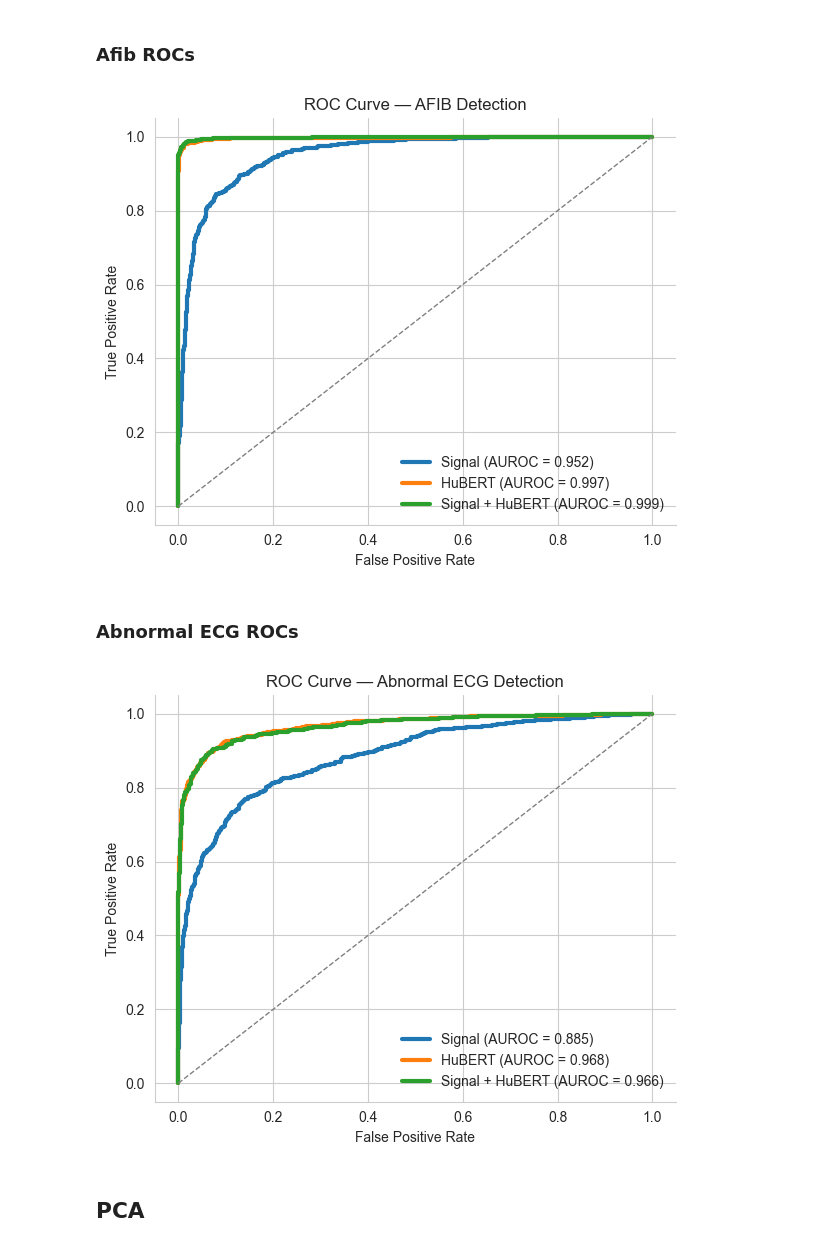
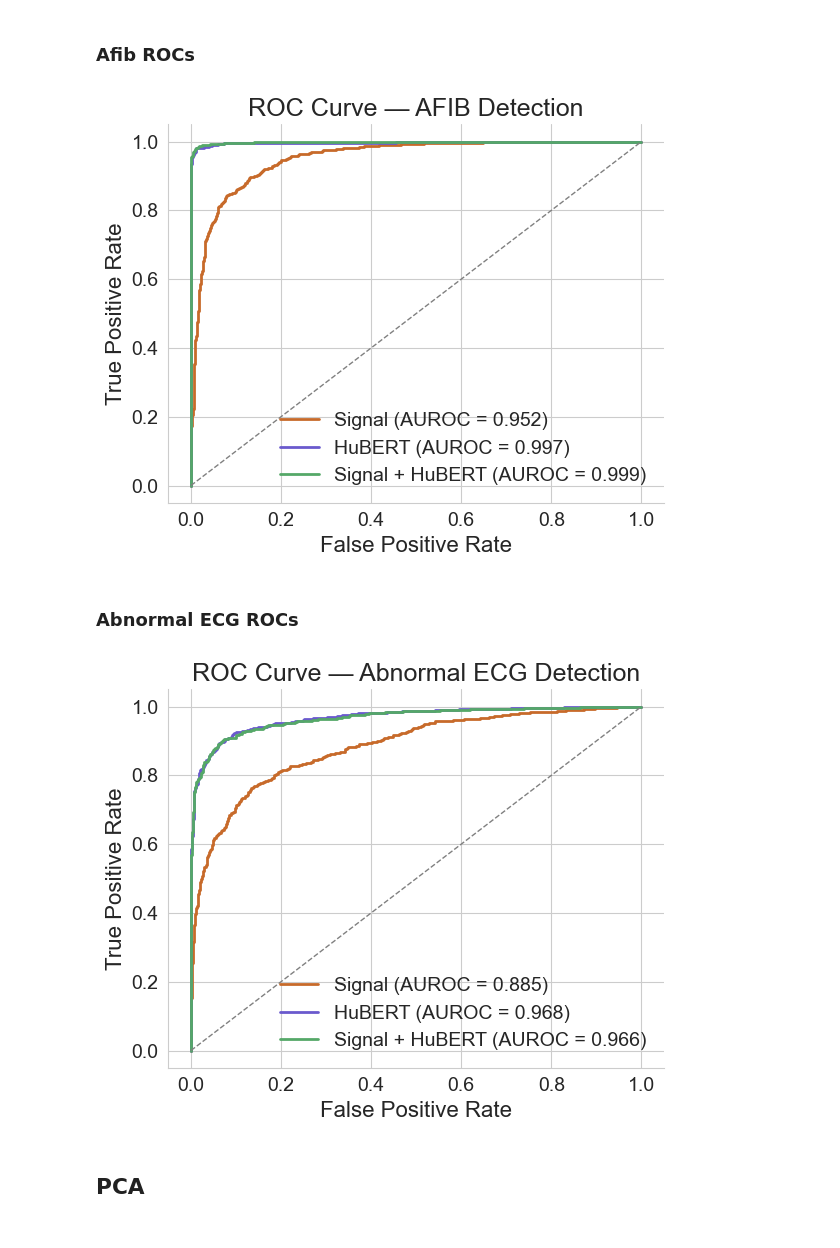
Before and after one commit to SilverFang890/ecg-signal-analysis, a Jupyter notebook: src/run_model_experiments.ipynb, the cells around one changed output. Cells and saved outputs as stored; diff of their text form; code cells hidden in the pictures.

```diff
--- a/src/run_model_experiments.ipynb
+++ b/src/run_model_experiments.ipynb
@@ -26,7 +26,7 @@ PROJECT_ROOT = Path.cwd().resolve().parent if Path.cwd().name == "src" else Path
 TABLES_DIR = PROJECT_ROOT / "data" / "modeling_datasets"
 CONFIG_PATH = PROJECT_ROOT / "config" / "feature_columns.json"
 
-AFIB_PATH = TABLES_DIR / "afib_features.parquet
+AFIB_PATH = TABLES_DIR / "afib_features.parquet"
 ABNORM_PATH = TABLES_DIR / "abnorm_features.parquet"
 
 print(AFIB_PATH)
@@ -547,6 +527,14 @@ print("Saved CV results to:", RESULTS_DIR)
 Saved CV results to: /Users/silver/Desktop/DSC/180/ecg-signal-analysis/results
 # %%
 sns.set_style("whitegrid")
+
+plt.rcParams.update({
+    "font.size": 14,
+    "axes.titlesize": 18,
+    "axes.labelsize": 16,
+    "xtick.labelsize": 14,
+    "ytick.labelsize": 14,
+})
 
 g = sns.catplot(
     data=results_df,
@@ -556,9 +544,9 @@ g = sns.catplot(
     row="model",
     kind="bar",
     height=4,
-    aspect=1.2,
-    palette=["#4C72B0", "#DD8452", "#55A868"],
-    order = ["Signal", "HuBERT", "Signal + HuBERT"]
+    aspect=1.6,
+    palette=["#C76A2A", "#6A5ACD", "#55A868"],
+    order=["Signal", "HuBERT", "Signal + HuBERT"]
 )
 
 g.set_axis_labels("Feature Representation", "AUROC")
@@ -568,11 +556,11 @@ g.set_titles("{row_name} — {col_name}")
 for ax in g.axes.flatten():
 
     # tighten the y-axis range
-    ax.set_ylim(0.8, 1.0)
+    ax.set_ylim(0.85, 1.0)
 
     # label bars
     for container in ax.containers:
-        ax.bar_label(container, fmt="%.3f", fontsize=9)
+        ax.bar_label(container, fmt="%.3f", fontsize=12, padding=2)
 
 
 plt.tight_layout()
@@ -645,21 +633,24 @@ plt.plot(
     roc_afib_signal["fpr"],
     roc_afib_signal["tpr"],
     label=f'Signal (AUROC = {roc_afib_signal["auroc"]:.3f})',
-    linewidth=3
+    color="#C76A2A",
+    linewidth=2
 )
 
 plt.plot(
     roc_afib_hubert["fpr"],
     roc_afib_hubert["tpr"],
     label=f'HuBERT (AUROC = {roc_afib_hubert["auroc"]:.3f})',
-    linewidth=3
+    color="#6A5ACD",
+    linewidth=2
 )
 
 plt.plot(
     roc_afib_combined["fpr"],
     roc_afib_combined["tpr"],
     label=f'Signal + HuBERT (AUROC = {roc_afib_combined["auroc"]:.3f})',
-    linewidth=3
+    color="#55A868",
+    linewidth=2
 )
 
 plt.plot([0, 1], [0, 1], linestyle="--", color="gray", linewidth=1)
@@ -674,7 +665,7 @@ sns.despine()
 plt.savefig(PROJECT_ROOT / "results" / "figures" / "roc_afib_detection.png", dpi=300, bbox_inches="tight")
 plt.show()
 # %% [output]
-[figure, old version]
+[figure, new version]
 # %% [markdown]
 ### Abnormal ECG ROCs
 # %%
@@ -700,37 +691,40 @@ plt.figure(figsize=(6, 5))
 plt.plot(
     roc_abnorm_signal["fpr"],
     roc_abnorm_signal["tpr"],
     label=f'Signal (AUROC = {roc_abnorm_signal["auroc"]:.3f})',
-    linewidth=3
+    color="#C76A2A",
+    linewidth=2
 )
 
 plt.plot(
     roc_abnorm_hubert["fpr"],
     roc_abnorm_hubert["tpr"],
     label=f'HuBERT (AUROC = {roc_abnorm_hubert["auroc"]:.3f})',
-    linewidth=3
+    color="#6A5ACD",
+    linewidth=2
 )
 
 plt.plot(
     roc_abnorm_combined["fpr"],
     roc_abnorm_combined["tpr"],
     label=f'Signal + HuBERT (AUROC = {roc_abnorm_combined["auroc"]:.3f})',
-    linewidth=3
+    color="#55A868",
+    linewidth=2
 )
 
 plt.plot([0, 1], [0, 1], linestyle="--", color="gray", linewidth=1)
 
 plt.xlabel("False Positive Rate")
 plt.ylabel("True Positive Rate")
 plt.title("ROC Curve — Abnormal ECG Detection")
 plt.legend(frameon=False)
 plt.tight_layout()
 
 sns.despine()
 plt.savefig(PROJECT_ROOT / "results" / "figures" / "roc_abnorm_detection.png", dpi=300, bbox_inches="tight")
 plt.show()
 # %% [output]
-[figure, old version]
+[figure, new version]
 # %% [markdown]
 ## PCA
 # %%
```
Also changed, not shown: parts of 8 cells of this notebook, 3 other files.
